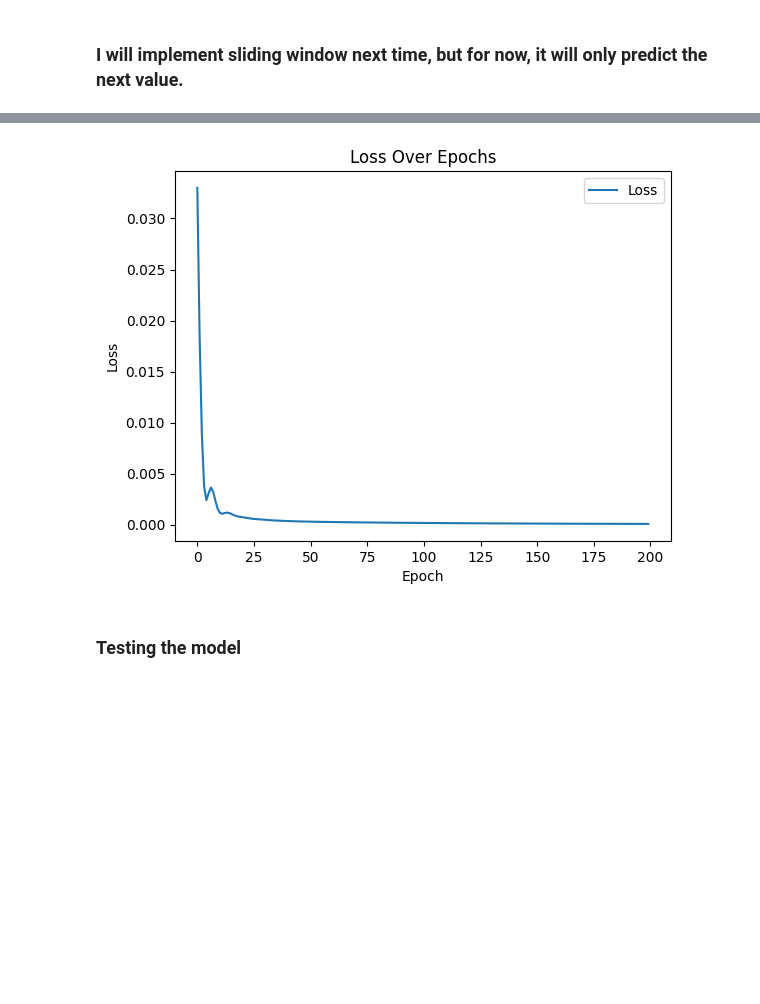
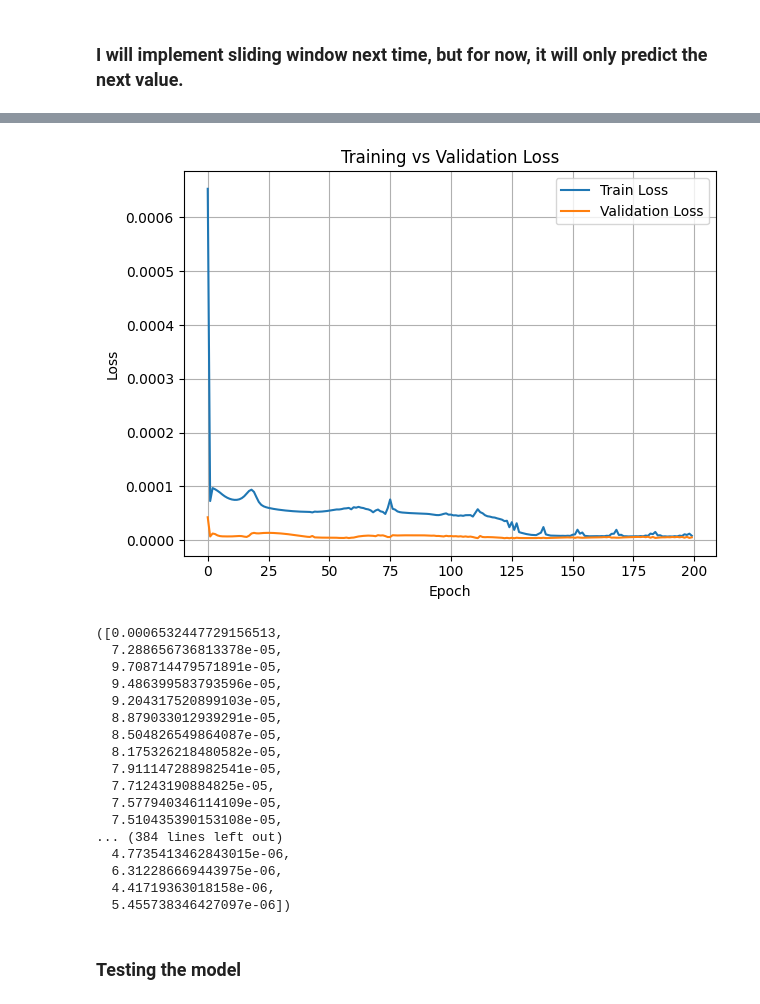
Before and after one commit to SSTengNic/Network_Project, a Jupyter notebook: loss_predict_models/Loss_Predict_Mininet_Data.ipynb, the cells around one changed output, grey strips where cells are left out. Drawn from its saved outputs; the diff is of its cells as text; code cells hidden in the pictures; blank space fills up the shorter version.

```diff
--- a/loss_predict_models/Loss_Predict_Mininet_Data.ipynb
+++ b/loss_predict_models/Loss_Predict_Mininet_Data.ipynb
@@ -56,7 +56,7 @@ import numpy as np
 import torch
 
 # Load dataset
-file_path = "../src/data/switch_tcp.csv"
+file_path = "../src/data/switch_Nich.csv"
 df = pd.read_csv(file_path, delimiter=";")
 
 # Convert TCP type to numeric
@@ -102,8 +102,8 @@ Index(['wscale', 'rto', 'rtt', 'mss', 'rcvmss', 'advmss', 'cwnd', 'ssthresh',
       dtype='object')
 # %%
 #As stated in the paper
-seq_length = 15
-forecast_steps = 15  # Predict the next 15 seconds
+seq_length =30
+forecast_steps = 30  # Predict the next 15 seconds
 
 
 def create_sequences(input, labels, seq_length, forecast_steps):
@@ -139,7 +139,7 @@ train_dataset = TensorDataset(X_train, y_train)
 test_dataset = TensorDataset(X_test, y_test)
 
 batch_size = 16  # You can adjust the batch size as needed
-train_loader = DataLoader(train_dataset, batch_size=batch_size, shuffle=False)
+train_loader = DataLoader(train_dataset, batch_size=batch_size, shuffle=False, drop_last=True)
 test_loader = DataLoader(test_dataset, batch_size=batch_size, shuffle=False, drop_last=True)
 
 # Example of accessing a batch of data
@@ -233,13 +303,14 @@ def train(model, dataloader, num_epochs, learning_rate):
 # %%
 # Define the model parameters
 # Following the research paper's instructions
-input_size = 16
-hidden_size = 20
+input_size = 17
+hidden_size = 128
 num_layers = 1 # Can be changed to stack multiple LSTM layers!
 output_size = 1
 dataloader = train_loader
 
 #Create the model
 model = LSTM_pt(input_size, hidden_size, num_layers, output_size).to(device)
-train(model, dataloader, num_epochs = 200, learning_rate = 0.001)
+# train(model, dataloader, num_epochs = 200, learning_rate = 0.001)
+train_and_validate(model,train_loader, test_loader, num_epochs = 200, learning_rate = 0.001, target_min = target_min, target_max = target_max)
 # %% [output]
@@ -248,4 +334,21 @@ Epoch 101/200, Loss: 0.000175
-[figure, old version]
+[figure, new version]
+([0.0006532447729156513,
+  7.288656736813378e-05,
+  9.708714479571891e-05,
+  9.486399583793596e-05,
+  9.204317520899103e-05,
+  8.879033012939291e-05,
+  8.504826549864087e-05,
+  8.175326218480582e-05,
+  7.911147288982541e-05,
+  7.71243190884825e-05,
+  7.577940346114109e-05,
+  7.510435390153108e-05,
+... (384 lines left out)
+  4.7735413462843015e-06,
+  6.312286669443975e-06,
+  4.41719363018158e-06,
+  5.455738346427097e-06])
 # %% [markdown]
 ### Testing the model
 # %%
```
Also changed, not shown: parts of 10 cells of this notebook, 6 other files.
